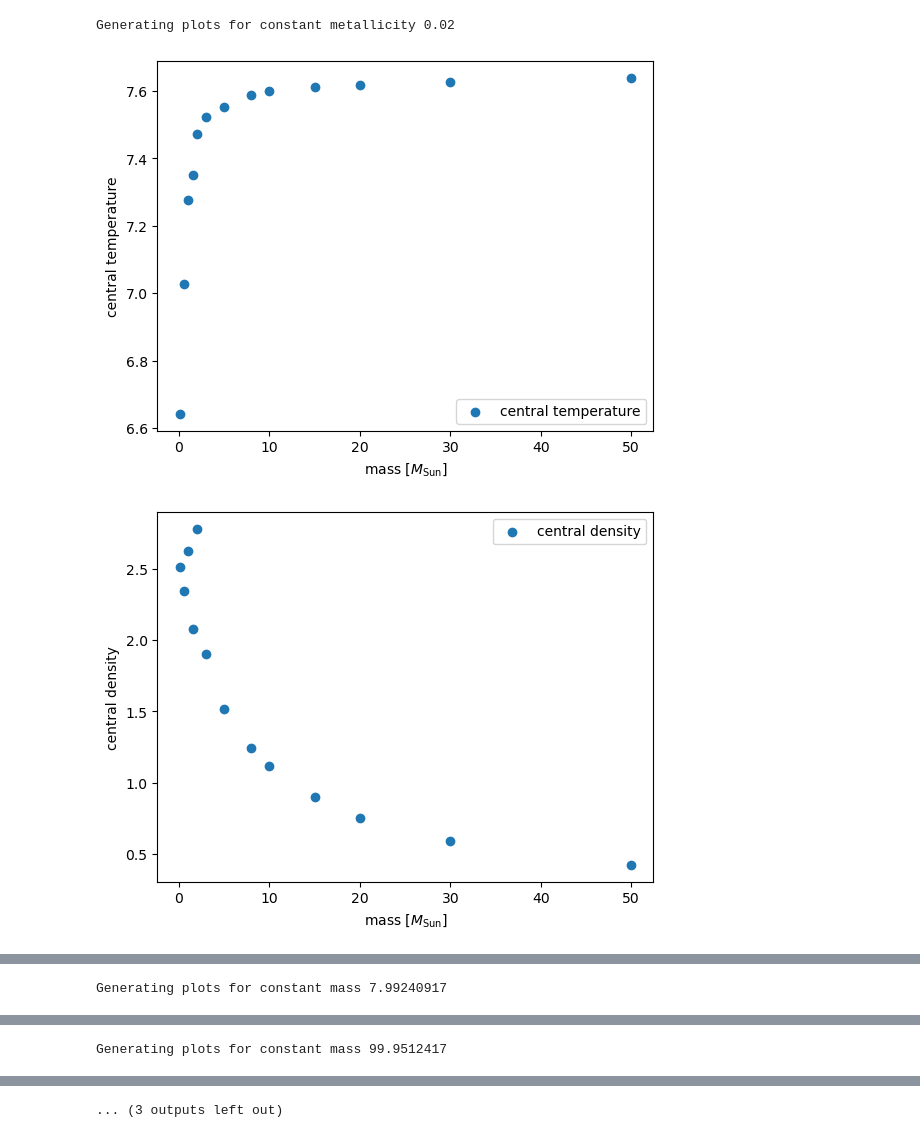
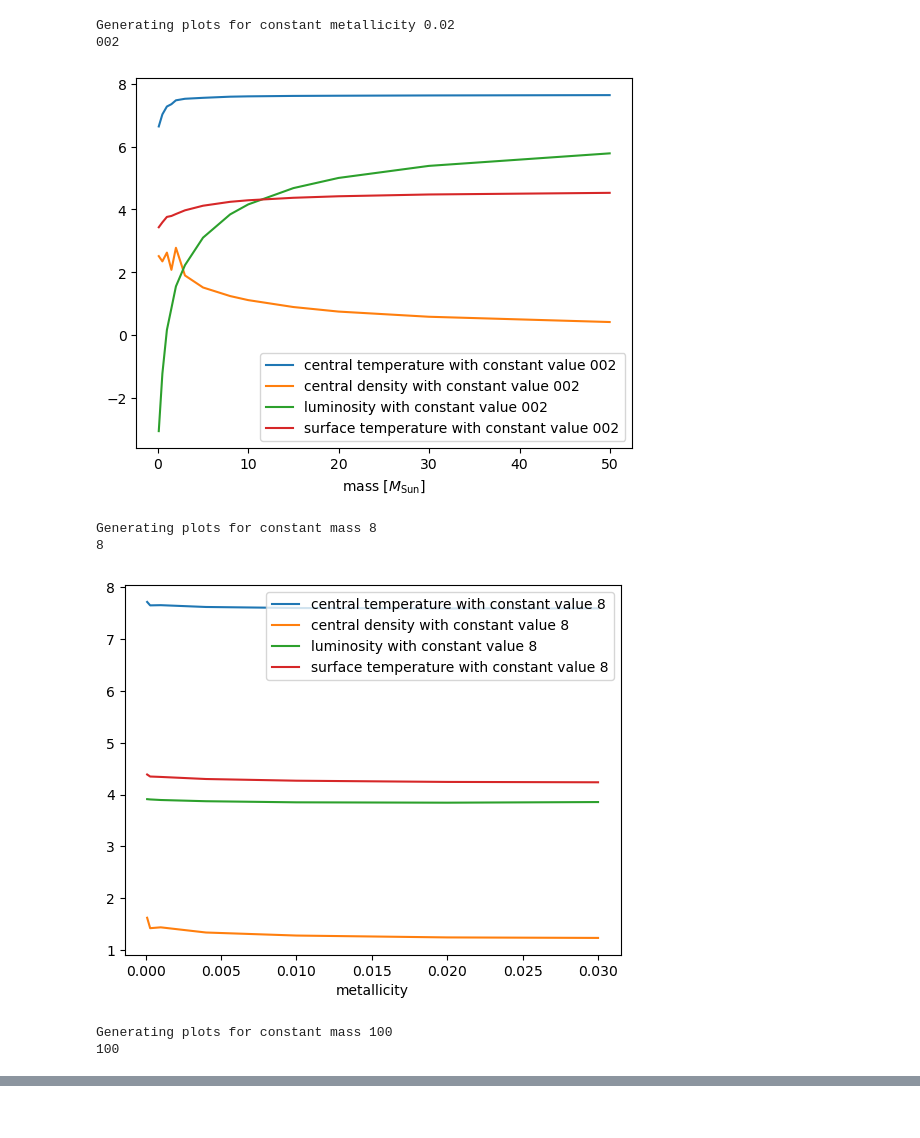
Before and after one commit to aunetx/stellar-physics-project, a Jupyter notebook: Analysis ex2.ipynb, the cells around one changed output, grey strips where cells are left out. Saved outputs shown, nothing was run; the diff lists cells and outputs as text; code cells hidden in the pictures.

Commit message:
Add files via upload
Update, there's more options in the functions for plotting mainly

```diff
--- a/Analysis ex2.ipynb
+++ b/Analysis ex2.ipynb
@@ -104,18 +175,23 @@ def get_data_for_more_folders(variable_names, foldernames, iteration=1, xaxis="m
 # %%
 massfoldernames = ["mass01","mass05","mass10","mass15",'mass20',"mass30","mass50",'mass80','mass100',"mass150","mass200","mass300","mass500"]
 met8foldernames = ["mass_8_metallicity_0001","mass_8_metallicity_0003","mass_8_metallicity_001","mass_8_metallicity_004","mass_8_metallicity_01","mass_8_metallicity_02","mass_8_metallicity_03"]
 met100foldernames = ["mass_100_metallicity_0001","mass_100_metallicity_0003","mass_100_metallicity_001","mass_100_metallicity_004","mass_100_metallicity_01","mass_100_metallicity_02","mass_100_metallicity_03"]
 
 variables = ["central temperature", "central density", "luminosity", "surface temperature","mass"]
 all_data = []
 for foldernames in [massfoldernames,met8foldernames,met100foldernames]:
     if foldernames == massfoldernames:
-        data = get_data_for_more_folders(variables,foldernames,iteration=100)
+        data = get_data_for_more_folders(variables,foldernames,iteration=100,together_on_one_figure=True)
         all_data.append(data)
     else:
-        data = get_data_for_more_folders(variables,foldernames,iteration=100,xaxis="metallicity")
+        data = get_data_for_more_folders(variables,foldernames,iteration=100,xaxis="metallicity",together_on_one_figure=True)
         all_data.append(data)
 # %% [output]
 Generating plots for constant metallicity 0.02
+002
-[figure, old version]
+[figure, new version]
+Generating plots for constant mass 8
+8
-[figure, old version]
+[figure, new version]
+Generating plots for constant mass 100
+100
@@ -124 +198,0 @@ Generating plots for constant metallicity 0.02
-Generating plots for constant mass 7.99240917
@@ -129 +198,0 @@ Generating plots for constant mass 7.99240917
-Generating plots for constant mass 99.9512417
@@ -131,2 +199 @@ Generating plots for constant mass 99.9512417
-... (3 outputs left out)
 # %%
```
Also changed, not shown: parts of 5 cells of this notebook.
